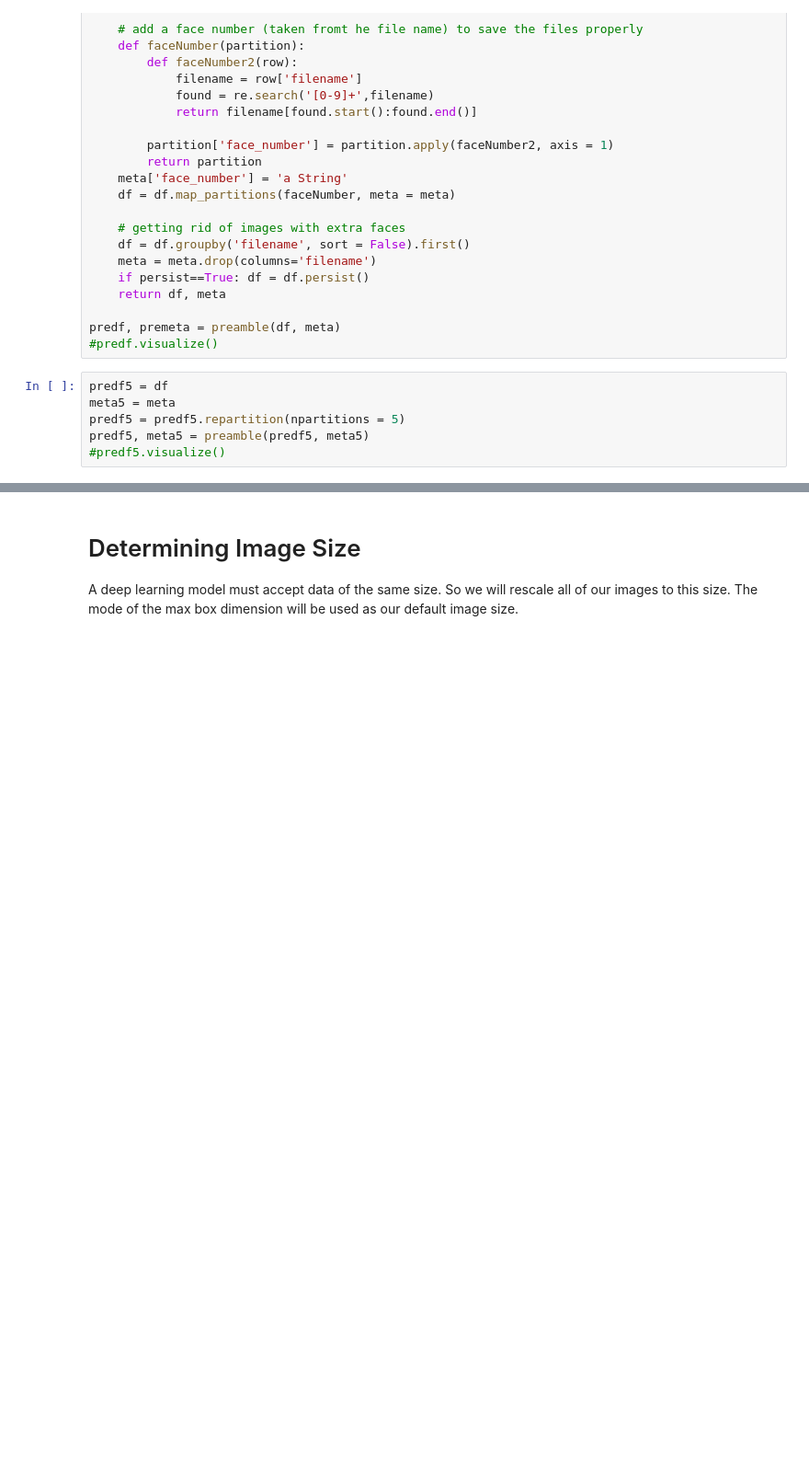
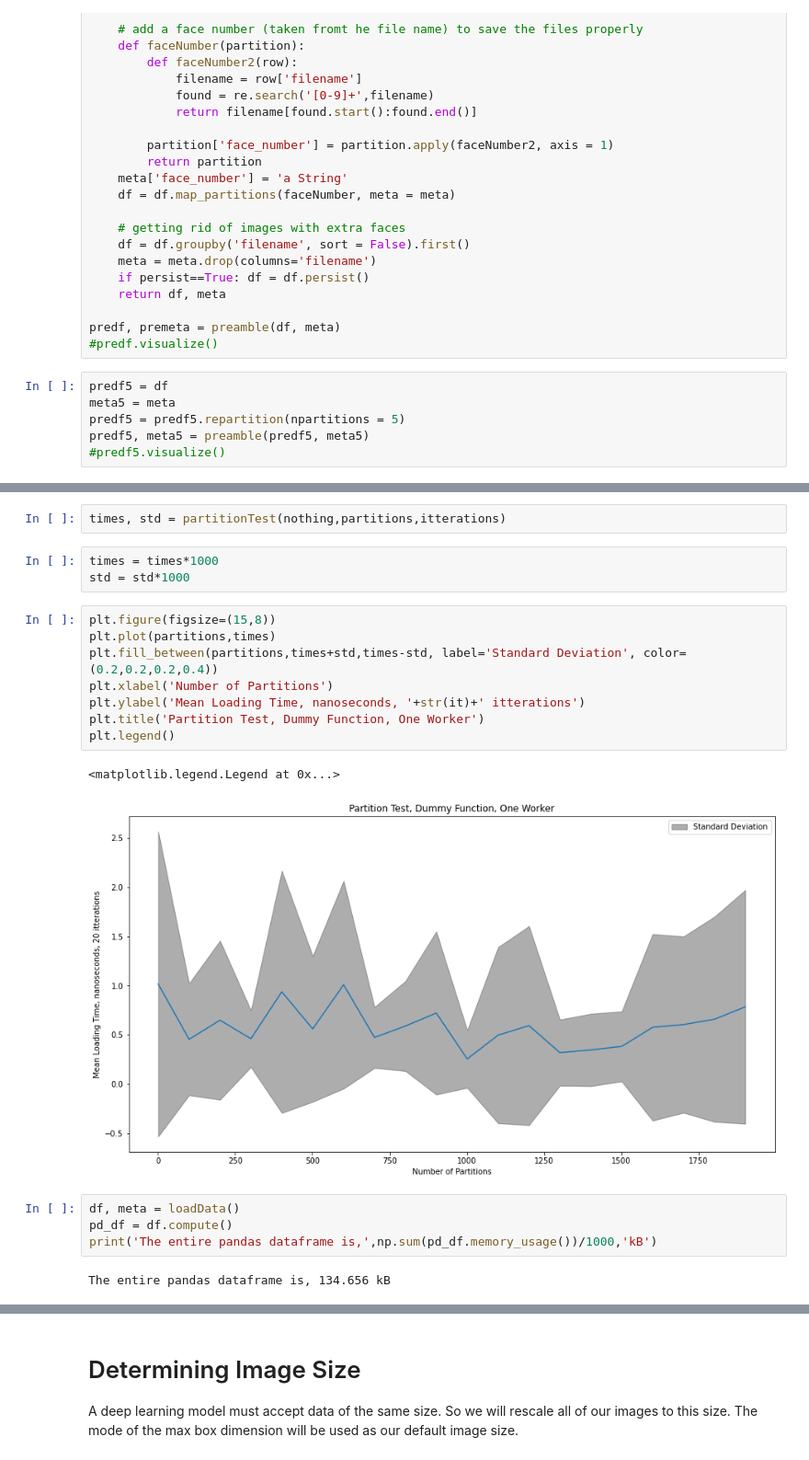
Before and after one commit to DanHarJor/MAPD-B, a Jupyter notebook: dask/notebooks/Daniel_dask_preprocessing.ipynb, the cells around one changed output, grey strips where cells are left out. Shown: that part at 92% size. Cells and saved outputs as stored; diff of their text form; blank space fills up the shorter version.

```diff
--- a/dask/notebooks/Daniel_dask_preprocessing.ipynb
+++ b/dask/notebooks/Daniel_dask_preprocessing.ipynb
@@ -222,0 +331,22 @@ plt.legend()
+# %%
+times, std = partitionTest(nothing,partitions,itterations)
+# %%
+times = times*1000
+std = std*1000
+# %%
+plt.figure(figsize=(15,8))
+plt.plot(partitions,times)
+plt.fill_between(partitions,times+std,times-std, label='Standard Deviation', color=(0.2,0.2,0.2,0.4))
+plt.xlabel('Number of Partitions')
+plt.ylabel('Mean Loading Time, nanoseconds, '+str(it)+' itterations')
+plt.title('Partition Test, Dummy Function, One Worker')
+plt.legend()
+# %% [output]
+<matplotlib.legend.Legend at 0x...>
+[figure, added]
+# %%
+df, meta = loadData()
+pd_df = df.compute()
+print('The entire pandas dataframe is,',np.sum(pd_df.memory_usage())/1000,'kB')
+# %% [output]
+The entire pandas dataframe is, 134.656 kB
```
Also changed, not shown: parts of 39 cells of this notebook, 1 other file.
